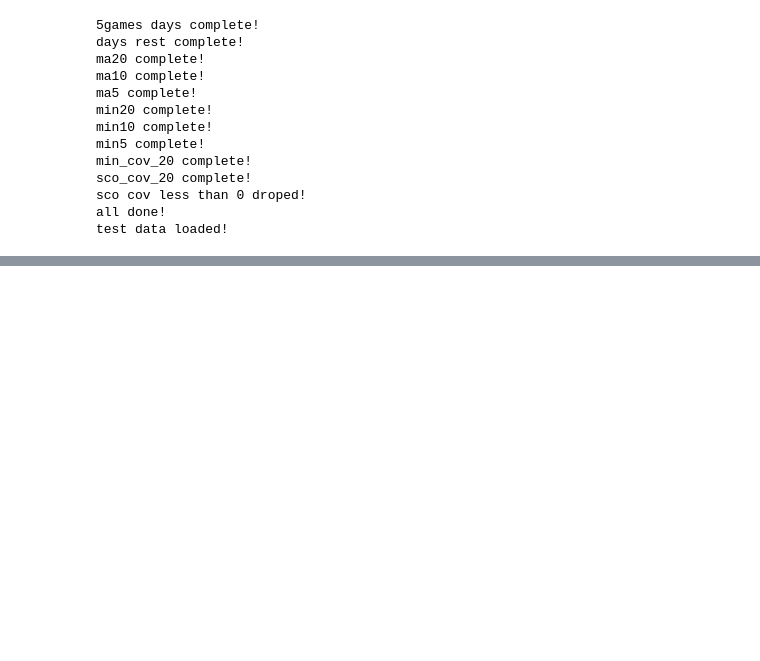
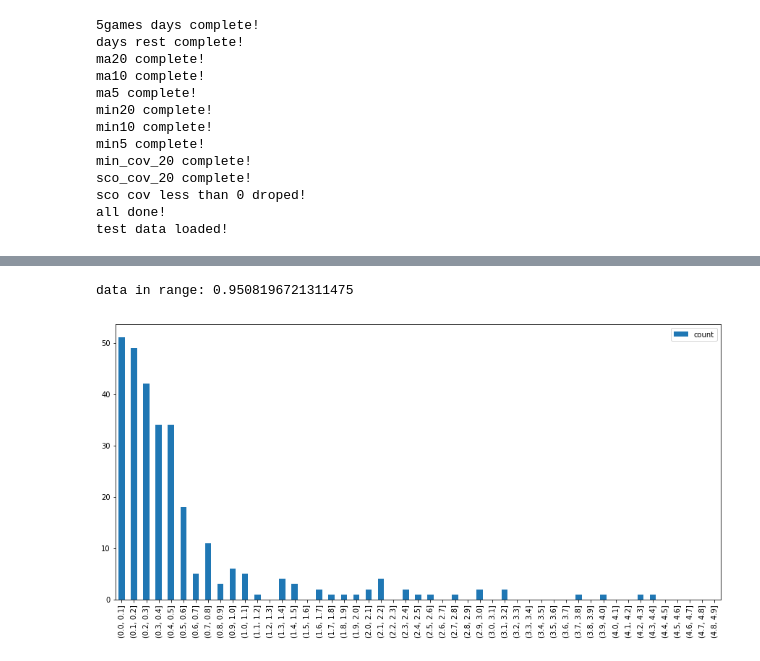
Before and after one commit to wonderui/Hoop_Fantasy, a Jupyter notebook: nba_seer-0.1/0_test_seer.ipynb, the cells around one changed output, grey strips where cells are left out. Drawn from its saved outputs; the diff is of its cells as text; code cells hidden in the pictures; blank space fills up the shorter version.

```diff
--- a/nba_seer-0.1/0_test_seer.ipynb
+++ b/nba_seer-0.1/0_test_seer.ipynb
@@ -60,3 +63,14 @@ def factor_cov(players):
+# %%
+def diff_distribution(players, rg, interval):
+    diff_pct = players[abs(players['SCO_DIFF_PCT']) <= rg]['SCO_DIFF_PCT'].abs()
+    bins = []
+    for i in range(int(rg/interval)):
+        bins.append(i*interval)
+    pct_cut = pd.cut(diff_pct, bins)
+    pct_cut_df = pd.value_counts(pct_cut).to_frame().rename(columns={'SCO_DIFF_PCT': 'count'})
+    pct_cut_df = pct_cut_df.sort_index(axis=0)
+    pct_cut_df.plot(kind='bar', figsize=(15, 7))
+    print('data in range:', len(diff_pct)/len(players))
 # %%
 game_date = game_stats_logs['GAME_DATE_EST'].drop_duplicates().apply(lambda x: x[:10])
 # %%
@@ -162,0 +177,5 @@ factor_cov(players_t)
+# %%
+diff_distribution(players_t, 5, 0.1)
+# %% [output]
+data in range: 0.9508196721311475
+[figure, added]
```
Also changed, not shown: parts of 8 cells of this notebook, 3 other files.
